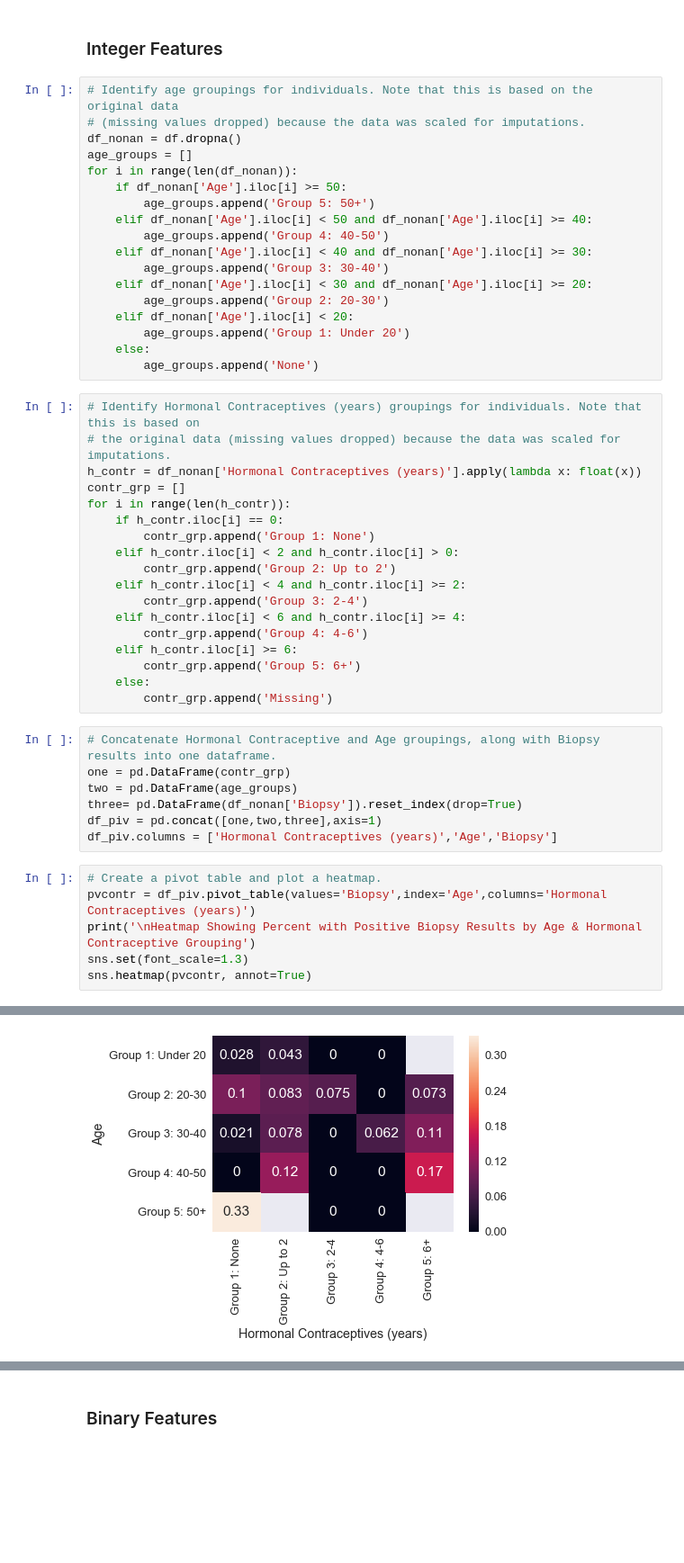
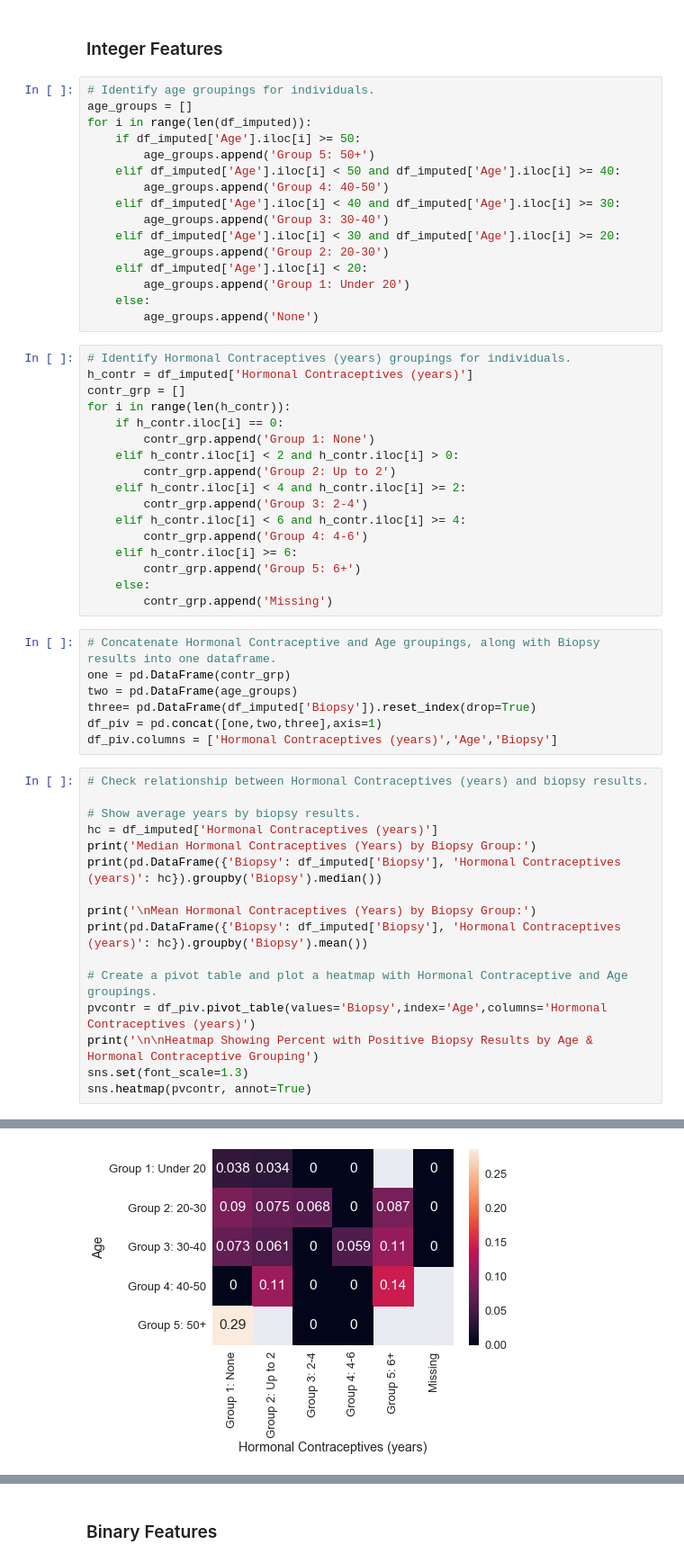
Before and after one commit to yangyi724/Cervical-Cancer-Risk-Factors, a Jupyter notebook: Cervical Cancer Risk Factors.ipynb, the cells around one changed output, grey strips where cells are left out. Shown at 90% size. Cells and saved outputs as stored; diff of their text form; blank space fills up the shorter version.

```diff
--- a/Cervical Cancer Risk Factors.ipynb
+++ b/Cervical Cancer Risk Factors.ipynb
@@ -210,27 +247,24 @@ print('& %i individuals had positive biopsy results.' %df_imputed['Biopsy'].valu
 # %% [markdown]
 ### Integer Features
 # %%
-# Identify age groupings for individuals. Note that this is based on the original data
-# (missing values dropped) because the data was scaled for imputations.
-df_nonan = df.dropna()
+# Identify age groupings for individuals.
 age_groups = []
-for i in range(len(df_nonan)):
-    if df_nonan['Age'].iloc[i] >= 50:
+for i in range(len(df_imputed)):
+    if df_imputed['Age'].iloc[i] >= 50:
         age_groups.append('Group 5: 50+')
-    elif df_nonan['Age'].iloc[i] < 50 and df_nonan['Age'].iloc[i] >= 40:
+    elif df_imputed['Age'].iloc[i] < 50 and df_imputed['Age'].iloc[i] >= 40:
         age_groups.append('Group 4: 40-50')
-    elif df_nonan['Age'].iloc[i] < 40 and df_nonan['Age'].iloc[i] >= 30:
+    elif df_imputed['Age'].iloc[i] < 40 and df_imputed['Age'].iloc[i] >= 30:
         age_groups.append('Group 3: 30-40')
-    elif df_nonan['Age'].iloc[i] < 30 and df_nonan['Age'].iloc[i] >= 20:
+    elif df_imputed['Age'].iloc[i] < 30 and df_imputed['Age'].iloc[i] >= 20:
         age_groups.append('Group 2: 20-30')
-    elif df_nonan['Age'].iloc[i] < 20:
+    elif df_imputed['Age'].iloc[i] < 20:
         age_groups.append('Group 1: Under 20')
     else:
         age_groups.append('None')
 # %%
-# Identify Hormonal Contraceptives (years) groupings for individuals. Note that this is based on
-# the original data (missing values dropped) because the data was scaled for imputations.
-h_contr = df_nonan['Hormonal Contraceptives (years)'].apply(lambda x: float(x))
+# Identify Hormonal Contraceptives (years) groupings for individuals.
+h_contr = df_imputed['Hormonal Contraceptives (years)']
 contr_grp = []
 for i in range(len(h_contr)):
     if h_contr.iloc[i] == 0:
@@ -249,13 +283,23 @@ for i in range(len(h_contr)):
 # Concatenate Hormonal Contraceptive and Age groupings, along with Biopsy results into one dataframe.
 one = pd.DataFrame(contr_grp)
 two = pd.DataFrame(age_groups)
-three= pd.DataFrame(df_nonan['Biopsy']).reset_index(drop=True)
+three= pd.DataFrame(df_imputed['Biopsy']).reset_index(drop=True)
 df_piv = pd.concat([one,two,three],axis=1)
 df_piv.columns = ['Hormonal Contraceptives (years)','Age','Biopsy']
 # %%
-# Create a pivot table and plot a heatmap.
+# Check relationship between Hormonal Contraceptives (years) and biopsy results.
+
+# Show average years by biopsy results.
+hc = df_imputed['Hormonal Contraceptives (years)']
+print('Median Hormonal Contraceptives (Years) by Biopsy Group:')
+print(pd.DataFrame({'Biopsy': df_imputed['Biopsy'], 'Hormonal Contraceptives (years)': hc}).groupby('Biopsy').median())
+
+print('\nMean Hormonal Contraceptives (Years) by Biopsy Group:')
+print(pd.DataFrame({'Biopsy': df_imputed['Biopsy'], 'Hormonal Contraceptives (years)': hc}).groupby('Biopsy').mean())
+
+# Create a pivot table and plot a heatmap with Hormonal Contraceptive and Age groupings.
 pvcontr = df_piv.pivot_table(values='Biopsy',index='Age',columns='Hormonal Contraceptives (years)')
-print('\nHeatmap Showing Percent with Positive Biopsy Results by Age & Hormonal Contraceptive Grouping')
+print('\n\nHeatmap Showing Percent with Positive Biopsy Results by Age & Hormonal Contraceptive Grouping')
 sns.set(font_scale=1.3)
 sns.heatmap(pvcontr, annot=True)
 # %% [output]
@@ -262,4 +319,4 @@ sns.heatmap(pvcontr, annot=True)
 Heatmap Showing Percent with Positive Biopsy Results by Age & Hormonal Contraceptive Grouping
 <matplotlib.axes._subplots.AxesSubplot at 0x...>
-[figure, old version]
+[figure, new version]
 # %% [markdown]
```
Also changed, not shown: parts of 26 cells of this notebook.
